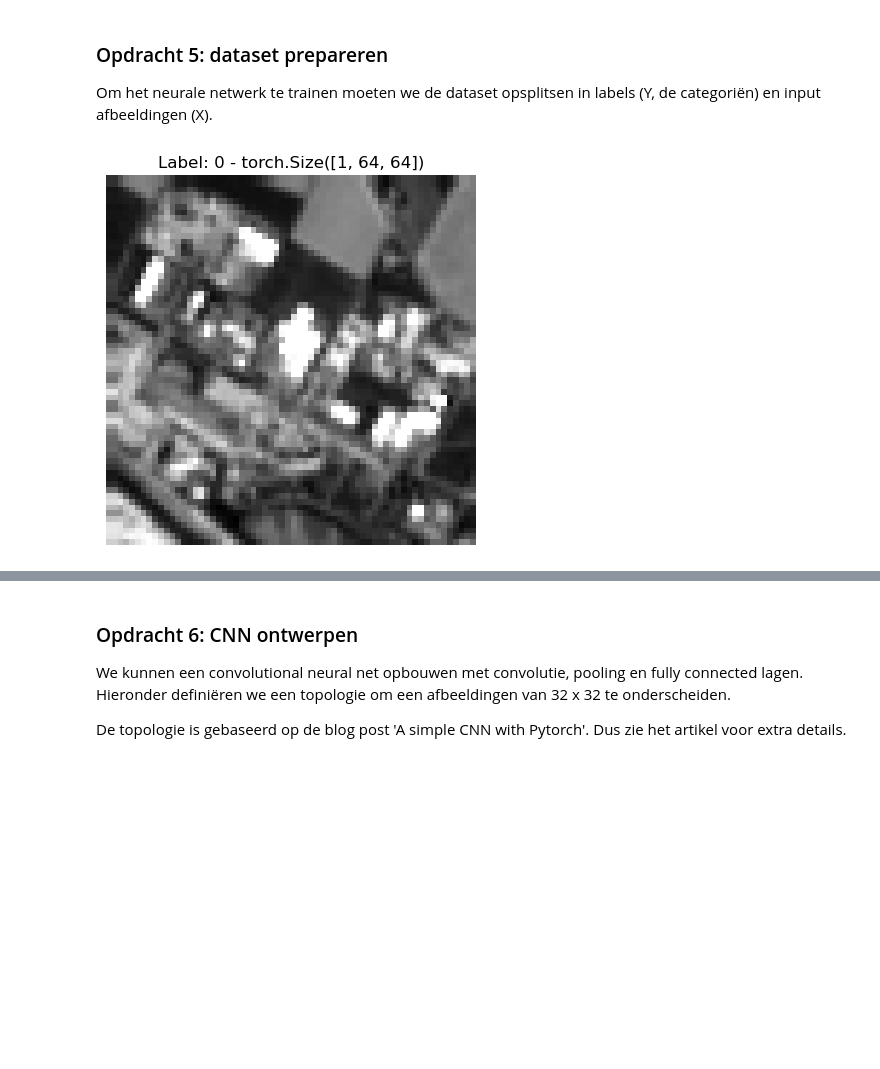
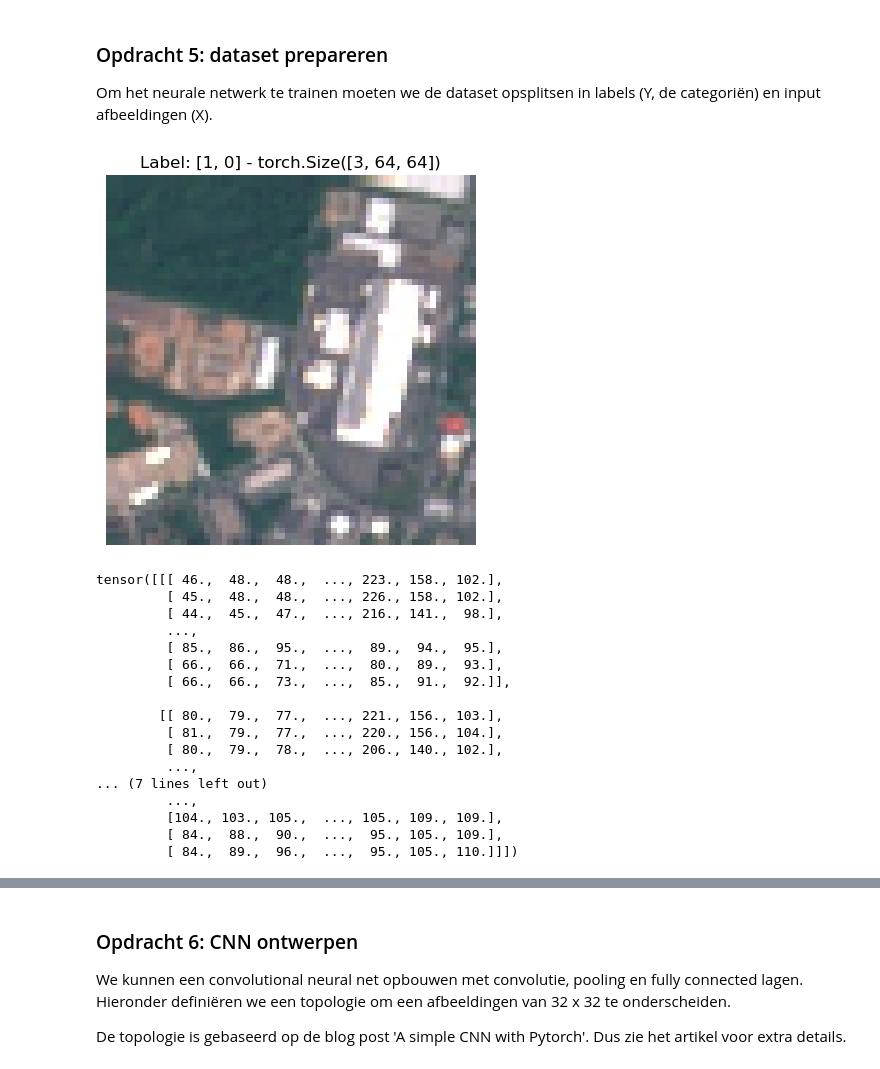
Before and after one commit to ArachDyrr/Make_AI_Work_3, a Jupyter notebook: practica/01. Beeldherkenning/Practicum/image_procssing/pytorch/convolution-neural-net-practicum2.ipynb, the cells around one changed output, grey strips where cells are left out. Saved outputs shown, nothing was run; the diff lists cells and outputs as text; code cells hidden in the pictures; blank space fills up the shorter version.

```diff
--- a/practica/01. Beeldherkenning/Practicum/image_procssing/pytorch/convolution-neural-net-practicum2.ipynb
+++ b/practica/01. Beeldherkenning/Practicum/image_procssing/pytorch/convolution-neural-net-practicum2.ipynb
@@ -531,7 +633,7 @@ Om het neurale netwerk te trainen moeten we de dataset opsplitsen in labels (Y,
 #    - Hoe representeerden we de kruisjes en de rondjes?  # [[1,1,1],[1,0,1],[1,1,1]] en [[1,0,1],[0,1,0],[1,0,1] als basis rondje en kruisje.
 #    - Hoe combineerden we dit tot een dataset?  # als extra waarde in de array.
 
-# b. Hoe kunnen we de labels 'Industrials' en 'Forrest' dus representeren? [0,1] is industrial and [0,1] is forest
+# b. Hoe kunnen we de labels 'Industrials' en 'Forrest' dus representeren? [0] is industrial and [1] is forest
 
 # c. Vorm nu een dataset voor 'Industrials' en 'Forrest'
 
@@ -541,40 +643,57 @@ class LandDataset(Dataset):
         self.labels = [Label] * len(self.data)  # Assigning the same label (0) to all industrial images
 
     def __len__(self):
         return len(self.data)
 
     def __getitem__(self, index):
         image = self.data[index]
         label = self.labels[index]
         return image, label
 
 
     def load_images(self, directory):
-        image_files = os.listdir(directory)
+        image_files = listdir(directory)
         data = []
         for file in image_files:
-            image_path = os.path.join(directory, file)
-            image = torchvision.io.read_image(image_path, mode=ImageReadMode.GRAY).to(torch.float32)
+            image_path = path.join(directory, file)
+            image = torchvision.io.read_image(image_path, mode=ImageReadMode.UNCHANGED).to(torch.float32)
             data.append(image)
         return data
 
 
-ForestDataset = LandDataset(forestDirectory, 1)
-IndustrialDataset = LandDataset(industrialDirectory, 0)
+forestDataset = LandDataset(forestDirectory, [0,1])
+industrialDataset = LandDataset(industrialDirectory, [1,0])
 
 
 
 # d. Extra: implementeer bovenstaande via een Dataset en DataLoader class
 
 # Concatenate the datasets into a single dataset
-dataset = torch.utils.data.ConcatDataset([ForestDataset, IndustrialDataset])
+dataset = torch.utils.data.ConcatDataset([forestDataset, industrialDataset])
 
-ShowImage(dataset, index='random')
+ShowDatasetImage(dataset, index='random')
 
 # create a data loader
-torch.utils.data.DataLoader(dataset, batch_size=1, shuffle=None, sampler=None, batch_sampler=None, num_workers=0, collate_fn=None, pin_memory=False, drop_last=False, timeout=0, worker_init_fn=None, multiprocessing_context=None, generator=None, *, prefetch_factor=None, persistent_workers=False, pin_memory_device='')[SOURCE]¶
-
+# torch.utils.data.DataLoader(dataset, batch_size=1, shuffle=None, sampler=None, batch_sampler=None, num_workers=0, collate_fn=None, pin_memory=False, drop_last=False, timeout=0, worker_init_fn=None, multiprocessing_context=None, generator=None, *, prefetch_factor=None, persistent_workers=False, pin_memory_device='')[SOURCE]¶
+LandDataLoader = torch.utils.data.DataLoader(dataset, batch_size=3, shuffle=True)
 
 #           (zie https://pytorch.org/docs/stable/data.html voor verdere details)
 # %% [output]
-[figure, old version]
+[figure, new version]
+tensor([[[ 46.,  48.,  48.,  ..., 223., 158., 102.],
+         [ 45.,  48.,  48.,  ..., 226., 158., 102.],
+         [ 44.,  45.,  47.,  ..., 216., 141.,  98.],
+         ...,
+         [ 85.,  86.,  95.,  ...,  89.,  94.,  95.],
+         [ 66.,  66.,  71.,  ...,  80.,  89.,  93.],
+         [ 66.,  66.,  73.,  ...,  85.,  91.,  92.]],
+
+        [[ 80.,  79.,  77.,  ..., 221., 156., 103.],
+         [ 81.,  79.,  77.,  ..., 220., 156., 104.],
+         [ 80.,  79.,  78.,  ..., 206., 140., 102.],
+         ...,
+... (7 lines left out)
+         ...,
+         [104., 103., 105.,  ..., 105., 109., 109.],
+         [ 84.,  88.,  90.,  ...,  95., 105., 109.],
+         [ 84.,  89.,  96.,  ...,  95., 105., 110.]]])
```
Also changed, not shown: parts of 16 cells of this notebook.
